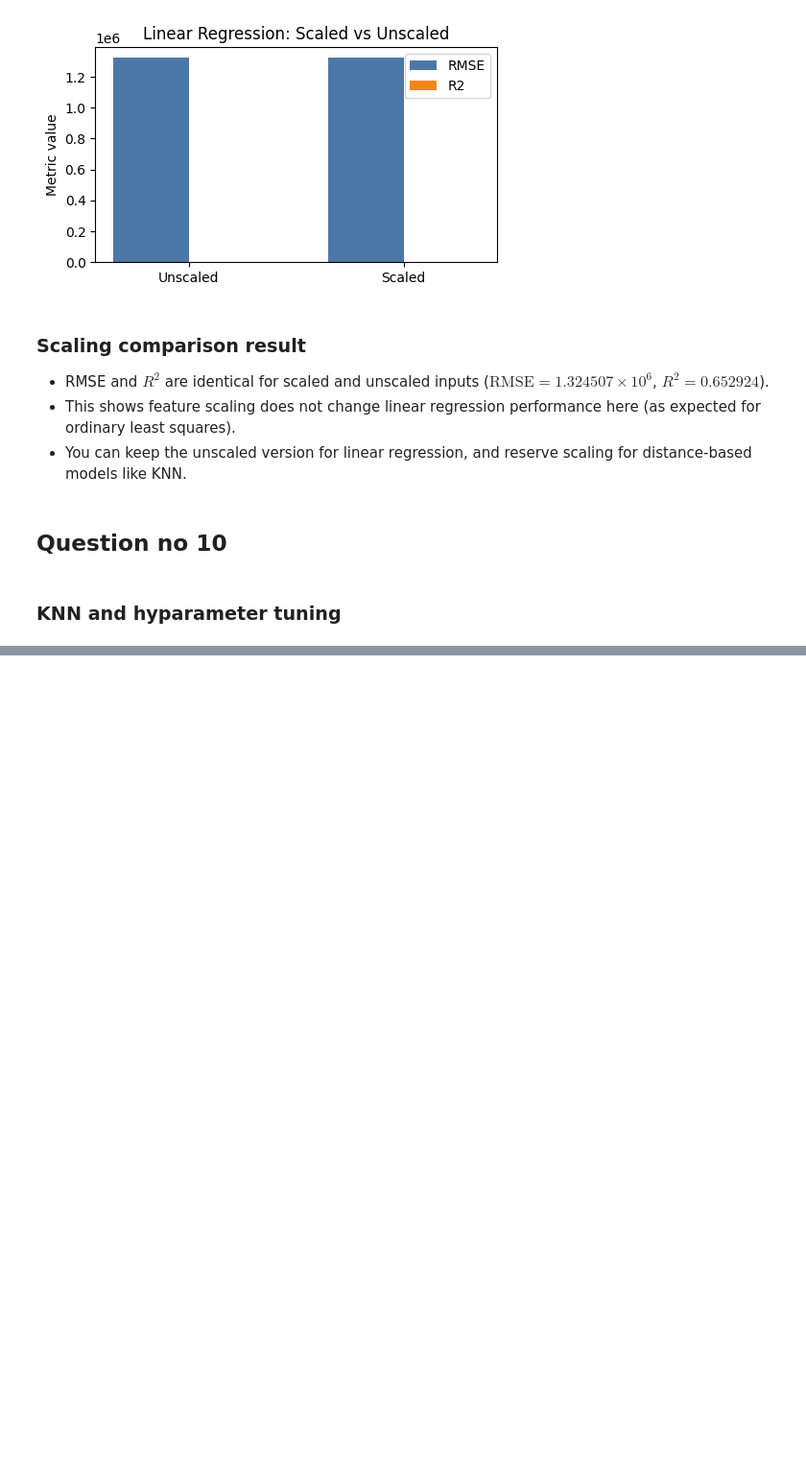
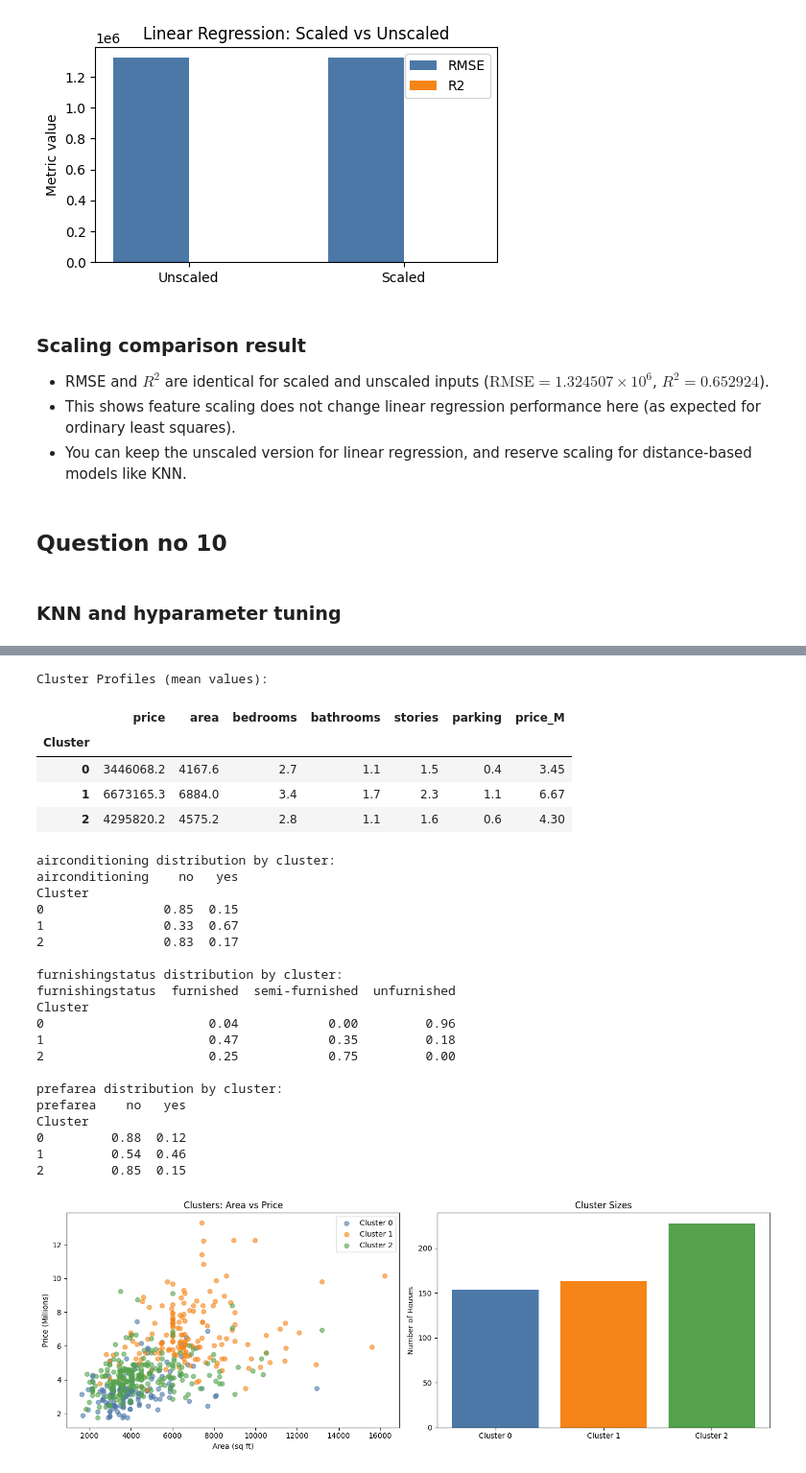
Before and after one commit to deepalsr/technical_assessment_dipal_shrestha_jobaxle, a Jupyter notebook: ai_ml/notebooks/notebook.ipynb, the cells around one changed output, grey strips where cells are left out. Shown at 96% size. Cells and saved outputs as stored; diff of their text form; code cells hidden in the pictures; blank space fills up the shorter version.

```diff
--- a/ai_ml/notebooks/notebook.ipynb
+++ b/ai_ml/notebooks/notebook.ipynb
@@ -612,0 +796,74 @@ knn_results[["params", "mean_test_score", "std_test_score"]]
+# %%
+
+km_final = KMeans(n_clusters=3, random_state=42, n_init=10)
+cluster_labels = km_final.fit_predict(X_cl)
+
+df_clustered = df.copy()
+df_clustered['Cluster'] = cluster_labels
+
+# Cluster profile: mean of key numeric columns
+profile_cols = ['price', 'area', 'bedrooms', 'bathrooms', 'stories', 'parking']
+cluster_profile = df_clustered.groupby('Cluster')[profile_cols].mean().round(1)
+cluster_profile['price_M'] = (cluster_profile['price'] / 1e6).round(2)
+
+print('Cluster Profiles (mean values):')
+display(cluster_profile)
+
+# Categorical breakdown per cluster
+for feat in ['airconditioning', 'furnishingstatus', 'prefarea']:
+    print(f'\n{feat} distribution by cluster:')
+    print(df_clustered.groupby('Cluster')[feat].value_counts(normalize=True).round(2).unstack(fill_value=0))
+
+# ── Visualise: area vs price coloured by cluster ──
+fig, axes = plt.subplots(1, 2, figsize=(14, 5))
+colors = ['#4c78a8', '#f58518', '#54a24b']
+
+for c in range(3):
+    mask = cluster_labels == c
+    axes[0].scatter(
+        df_clustered.loc[mask, 'area'],
+        df_clustered.loc[mask, 'price'] / 1e6,
+        alpha=0.6, label=f'Cluster {c}', color=colors[c]
+    )
+axes[0].set_title('Clusters: Area vs Price')
+axes[0].set_xlabel('Area (sq ft)')
+axes[0].set_ylabel('Price (Millions)')
+axes[0].legend()
+
+# Cluster sizes as bar chart
+cluster_counts = pd.Series(cluster_labels).value_counts().sort_index()
+axes[1].bar([f'Cluster {i}' for i in cluster_counts.index],
+            cluster_counts.values, color=colors)
+axes[1].set_title('Cluster Sizes')
+axes[1].set_ylabel('Number of Houses')
+
+plt.tight_layout()
+plt.show()
+# %% [output]
+Cluster Profiles (mean values):
+|  | price | area | bedrooms | bathrooms | stories | parking | price_M |
+| Cluster |  |  |  |  |  |  |  |
+| 0 | 3446068.2 | 4167.6 | 2.7 | 1.1 | 1.5 | 0.4 | 3.45 |
+| 1 | 6673165.3 | 6884.0 | 3.4 | 1.7 | 2.3 | 1.1 | 6.67 |
+| 2 | 4295820.2 | 4575.2 | 2.8 | 1.1 | 1.6 | 0.6 | 4.30 |
+airconditioning distribution by cluster:
+airconditioning    no   yes
+Cluster
+0                0.85  0.15
+1                0.33  0.67
+2                0.83  0.17
+
+furnishingstatus distribution by cluster:
+furnishingstatus  furnished  semi-furnished  unfurnished
+Cluster
+0                      0.04            0.00         0.96
+1                      0.47            0.35         0.18
+2                      0.25            0.75         0.00
+
+prefarea distribution by cluster:
+prefarea    no   yes
+Cluster
+0         0.88  0.12
+1         0.54  0.46
+2         0.85  0.15
+[figure, added]
```
Also changed, not shown: parts of 21 cells of this notebook.
